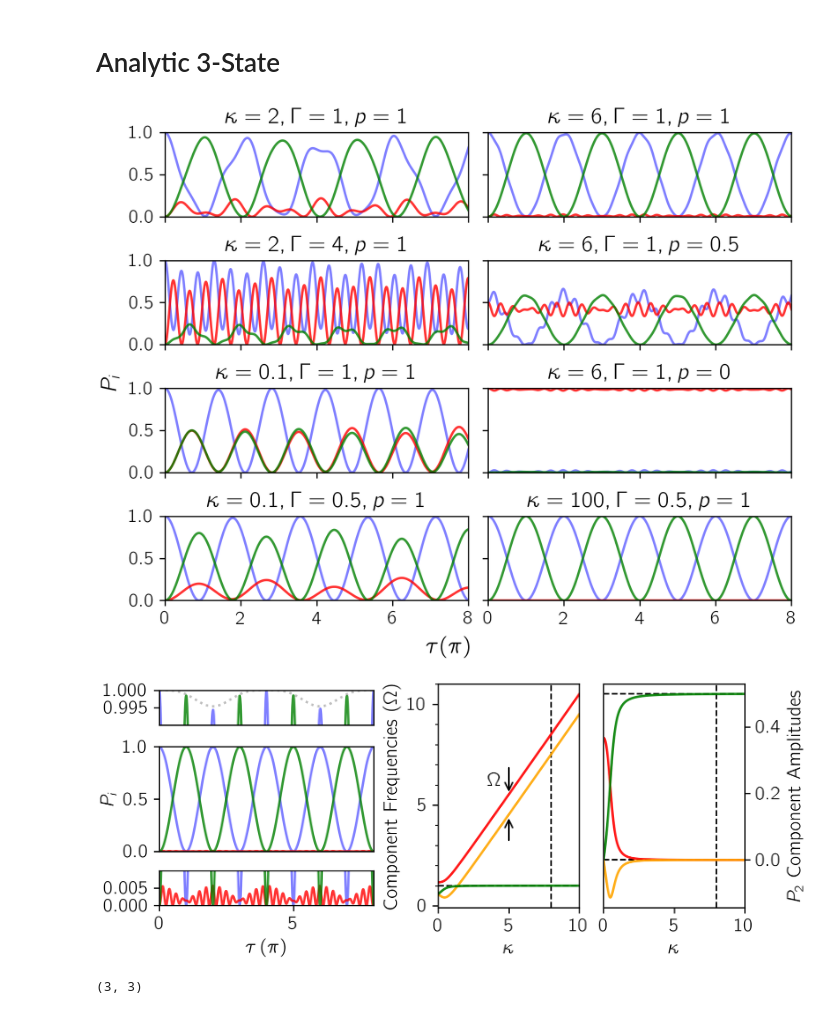
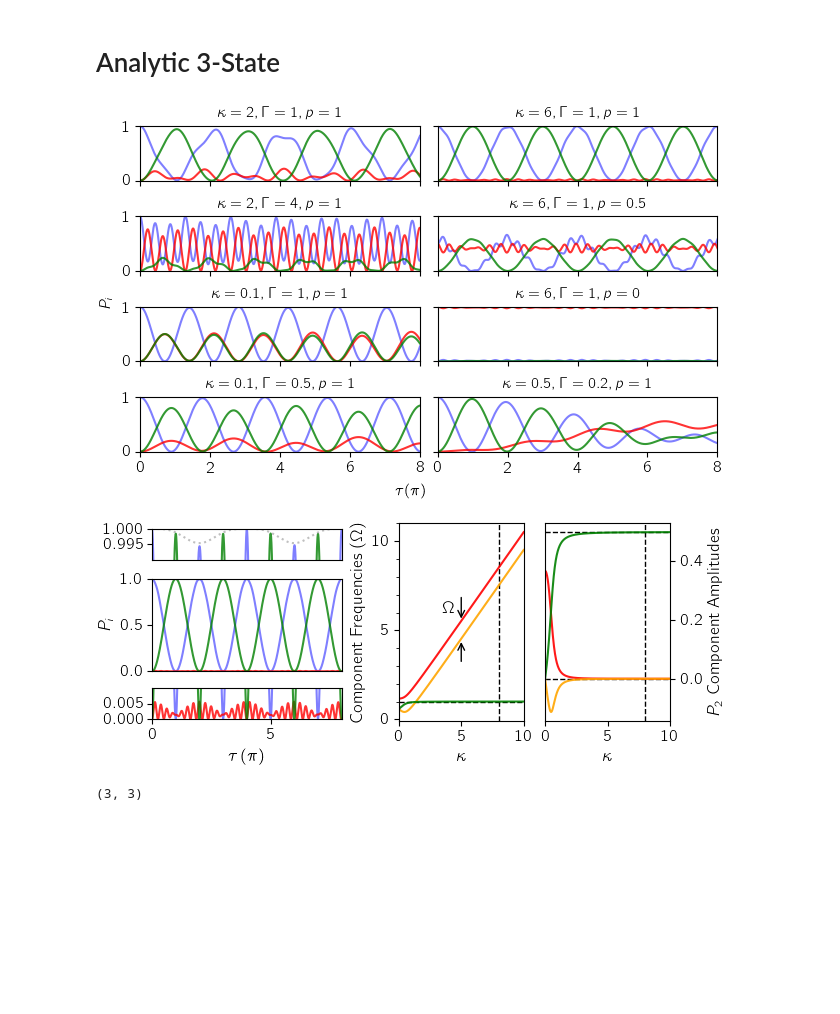
Before and after one commit to tomhepz/MolecularEnergyLevels, a Jupyter notebook: notebooks/rabi.ipynb, the cells around one changed output. Drawn from its saved outputs; the diff is of its cells as text; code cells hidden in the pictures; blank space fills up the shorter version.

```diff
--- a/notebooks/rabi.ipynb
+++ b/notebooks/rabi.ipynb
@@ -191,7 +191,7 @@ fig.savefig('../images/2-level-rabi.pdf')
 # %% [markdown]
 # Analytic 4-State loop
 # %%
-fig, ax = plt.subplots(1,figsize=(3.0,2.1),constrained_layout=True)
+fig, ax = plt.subplots(1,figsize=(2.5,1.8),constrained_layout=True)
 
 t = np.linspace(0,4*np.pi,200)
 
@@ -219,10 +219,10 @@ example_points = [(2, 1, 1,  4), (6, 1, 1,  4),
                   (2, 4, 1,  4), (6, 1, 0.5,  4),
                   (0.1,  1, 1,  4), (6, 1,    0,  4),
                   # (0.5,  1, 1,  4),     (0.5,      0.2,  1,  4),
-                   (0.1,  0.5, 1,  4),     (100,  0.5,  1,  4),
+                   (0.1,  0.5, 1,  4),     (0.5,  0.2,  1,  4),
                  ]
 # %%
-fig, axs = plt.subplots(4,2,figsize=(6.3,5),constrained_layout=True,sharey=True,sharex=True)
+fig, axs = plt.subplots(4,2,figsize=(6.3,4),constrained_layout=True,sharey=True,sharex=True)
 
 for i,(k,g,p,periods) in enumerate(example_points):
     coeff = [1, 2*k, -(1+g**2),-2*k]
@@ -254,37 +254,37 @@ for i,(k,g,p,periods) in enumerate(example_points):
 
     beatFrequencies = np.array([a-b,c-a,b-c])/2
 
     MAX_T = 2*np.pi*periods
     t=np.linspace(0,MAX_T,1000)
     coses = np.cos(t[:,None] * beatFrequencies[None,:])
 
     prob = normalisation * np.array([
         averages[0]+beatAmplitudes[0,0]*coses[:,0]+beatAmplitudes[0,1]*coses[:,1]+beatAmplitudes[0,2]*coses[:,2],
         averages[1]+beatAmplitudes[1,0]*coses[:,0]+beatAmplitudes[1,1]*coses[:,1]+beatAmplitudes[1,2]*coses[:,2],
         averages[2]+beatAmplitudes[2,0]*coses[:,0]+beatAmplitudes[2,1]*coses[:,1]+beatAmplitudes[2,2]*coses[:,2]
     ])
 
     ax=axs.flatten()[i]
 
     line_width=1.5
     ax.plot(t/np.pi,prob[0],c='blue',lw=line_width,alpha=0.5)
     ax.plot(t/np.pi,prob[2],c='red',lw=line_width,alpha=0.8)
     ax.plot(t/np.pi,prob[1],c='green',lw=line_width,alpha=0.8)
 
     ax.set_xlim(0,MAX_T/np.pi)
     ax.xaxis.get_major_locator().set_params(integer=True)
     ax.set_ylim(0,1)
-    ax.set_title(f'$\kappa={k},\Gamma={g},p={p}$')
+    ax.set_title(f'$\kappa={k},\Gamma={g},p={p}$',size=11)
 
     # ax.set_xlabel(r'$\tau (\pi)$')
     # ax.set_ylabel(r'$P_i$')
-fig.supxlabel(r'$\tau (\pi)$')
-fig.supylabel(r'$P_i$')
+fig.supxlabel(r'$\tau (\pi)$',size=11)
+fig.supylabel(r'$P_i$',size=11)
 
 
 fig.savefig('../images/8-panel-3-state-evolution.pdf')
 # %% [output]
-[figure, old version]
+[figure, new version]
 # %%
 fig= plt.figure(figsize=(6.3,2.5),constrained_layout=True)
 
@@ -480,7 +480,7 @@ axm.text(4, 6.2, r"$\Omega$", va='center',ha='center', zorder=300,rotation=0)
 
 fig.savefig('../images/3-state-good-explained.pdf')
 # %% [output]
-[figure, old version]
+[figure, new version]
 # %%
 beatAmplitudes.shape
 # %% [output]
```
Also changed, not shown: parts of 7 cells of this notebook, 18 other files.
